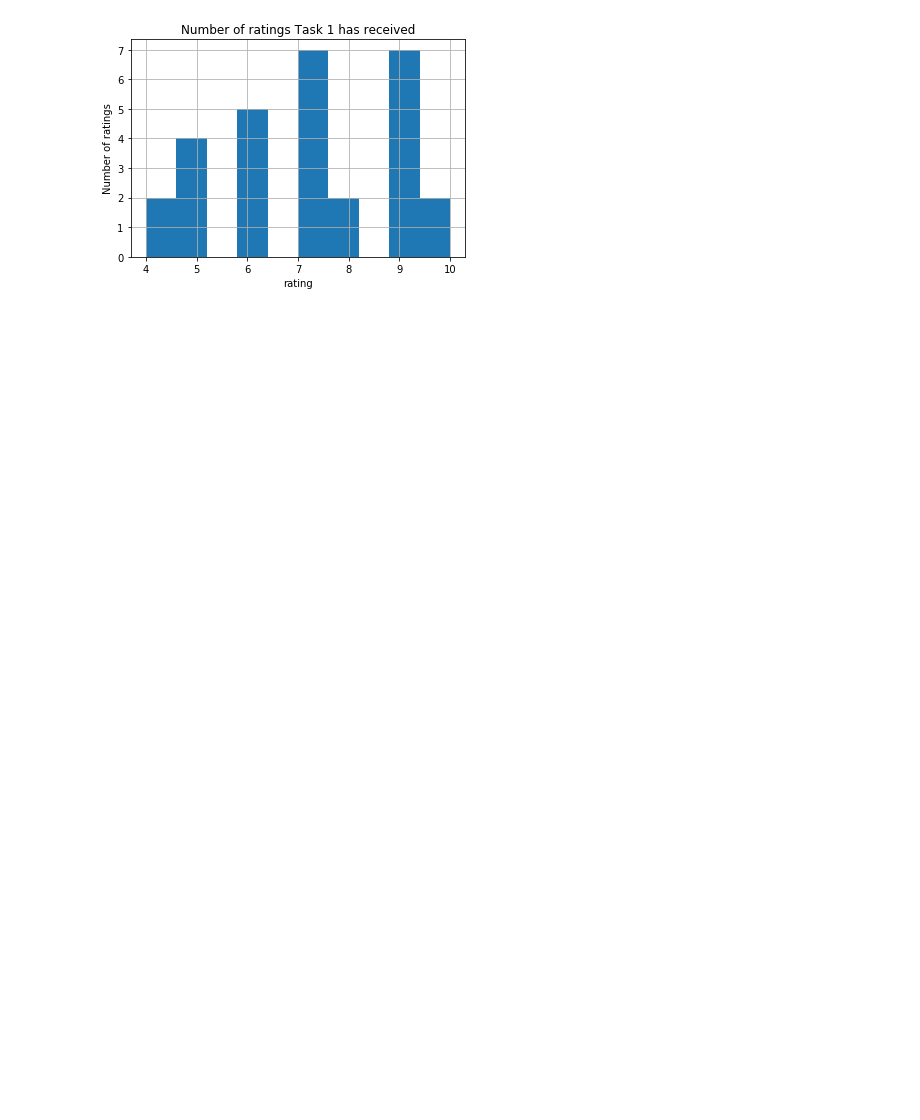
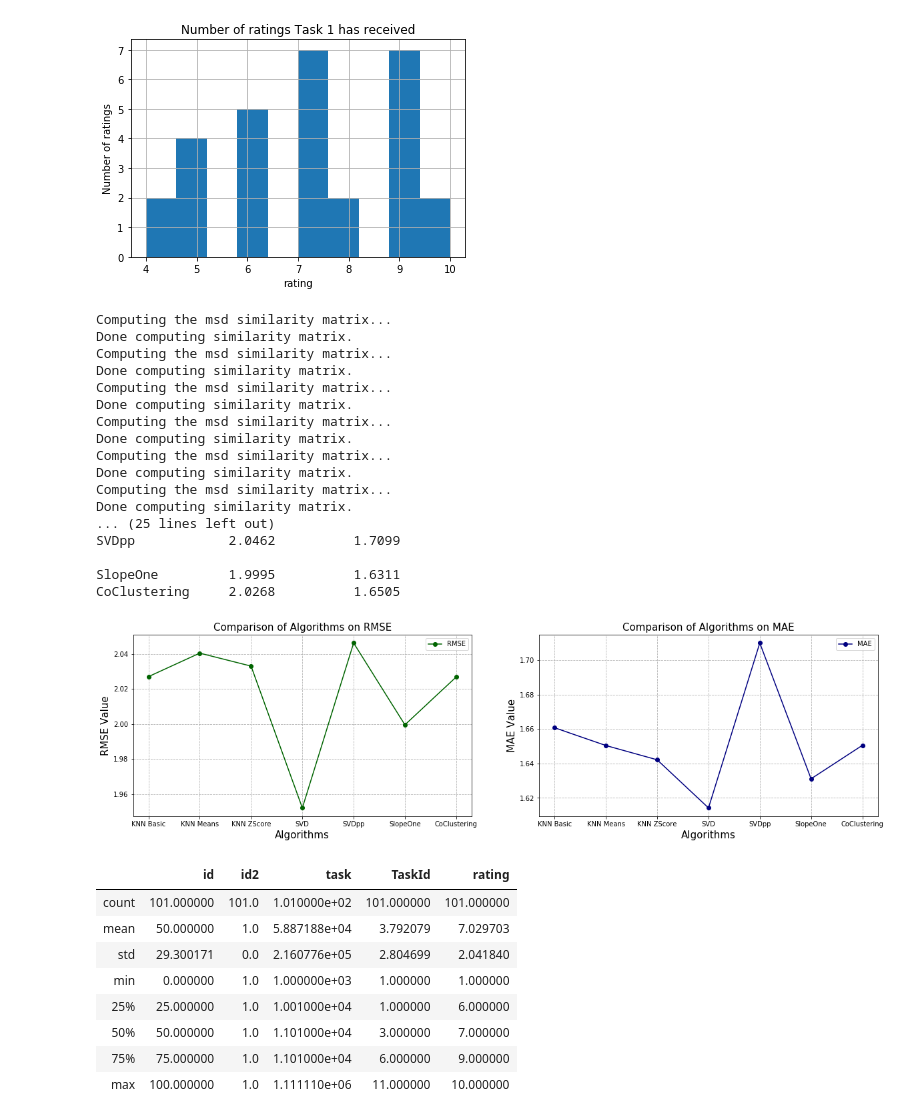
Before and after one commit to Gabbu98/FYPWAAR, a Jupyter notebook: Dev/PythonDev/recommenderSystemInterview.ipynb, the cells around one changed output. Cells and saved outputs as stored; diff of their text form; code cells hidden in the pictures; blank space fills up the shorter version.

```diff
--- a/Dev/PythonDev/recommenderSystemInterview.ipynb
+++ b/Dev/PythonDev/recommenderSystemInterview.ipynb
@@ -274,3 +274,81 @@ plt.title('Number of ratings Task 1 has received')
 plt.show();
 # %% [output]
 [figure]
+# %%
+knnbasic_cv = cross_validate(KNNBasic(), data, cv=5, verbose=False)
+knnmeans_cv = cross_validate(KNNWithMeans(), data, cv=5, verbose=False)
+knnz_cv = cross_validate(KNNWithZScore(), data, cv=5, verbose=False)
+svd_cv = cross_validate(SVD(), data, cv=5, verbose=False)
+svdpp_cv = cross_validate(SVDpp(), data, cv=5, verbose=False)
+#nmf_cv = cross_validate(NMF(), data, cv=5, n_jobs=5, verbose=False)
+slope_cv = cross_validate(SlopeOne(), data, cv=5, verbose=False)
+coclus_cv = cross_validate(CoClustering(), data, cv=5, verbose=False)
+
+print('Algorithm\t RMSE\t\t MAE')
+print()
+print('KNN Basic', '\t', round(knnbasic_cv['test_rmse'].mean(), 4), '\t', round(knnbasic_cv['test_mae'].mean(), 4))
+print('KNN Means', '\t', round(knnmeans_cv['test_rmse'].mean(), 4), '\t', round(knnmeans_cv['test_mae'].mean(), 4))
+print('KNN ZScore', '\t', round(knnz_cv['test_rmse'].mean(), 4), '\t', round(knnz_cv['test_mae'].mean(), 4))
+print()
+print('SVD', '\t\t', round(svd_cv['test_rmse'].mean(), 4), '\t', round(svd_cv['test_mae'].mean(), 4))
+print('SVDpp', '\t\t', round(svdpp_cv['test_rmse'].mean(), 4), '\t', round(svdpp_cv['test_mae'].mean(), 4))
+#print('NMF', '\t\t', round(nmf_cv['test_rmse'].mean(), 4), '\t', round(nmf_cv['test_mae'].mean(), 4))
+print()
+print('SlopeOne', '\t', round(slope_cv['test_rmse'].mean(), 4), '\t', round(slope_cv['test_mae'].mean(), 4))
+print('CoClustering', '\t', round(coclus_cv['test_rmse'].mean(), 4), '\t', round(coclus_cv['test_mae'].mean(), 4))
+print()
+
+x_algo = ['KNN Basic', 'KNN Means', 'KNN ZScore', 'SVD', 'SVDpp', 'SlopeOne', 'CoClustering']
+all_algos_cv = [knnbasic_cv, knnmeans_cv, knnz_cv, svd_cv, svdpp_cv, slope_cv, coclus_cv]
+
+rmse_cv = [round(res['test_rmse'].mean(), 4) for res in all_algos_cv]
+mae_cv = [round(res['test_mae'].mean(), 4) for res in all_algos_cv]
+
+plt.figure(figsize=(20,5))
+
+plt.subplot(1, 2, 1)
+plt.title('Comparison of Algorithms on RMSE', loc='center', fontsize=15)
+plt.plot(x_algo, rmse_cv, label='RMSE', color='darkgreen', marker='o')
+plt.xlabel('Algorithms', fontsize=15)
+plt.ylabel('RMSE Value', fontsize=15)
+plt.legend()
+plt.grid(ls='dashed')
+
+plt.subplot(1, 2, 2)
+plt.title('Comparison of Algorithms on MAE', loc='center', fontsize=15)
+plt.plot(x_algo, mae_cv, label='MAE', color='navy', marker='o')
+plt.xlabel('Algorithms', fontsize=15)
+plt.ylabel('MAE Value', fontsize=15)
+plt.legend()
+plt.grid(ls='dashed')
+
+plt.show()
+frame.describe()
+# %% [output]
+Computing the msd similarity matrix...
+Done computing similarity matrix.
+Computing the msd similarity matrix...
+Done computing similarity matrix.
+Computing the msd similarity matrix...
+Done computing similarity matrix.
+Computing the msd similarity matrix...
+Done computing similarity matrix.
+Computing the msd similarity matrix...
+Done computing similarity matrix.
+Computing the msd similarity matrix...
+Done computing similarity matrix.
+... (25 lines left out)
+SVDpp            2.0462          1.7099
+
+SlopeOne         1.9995          1.6311
+CoClustering     2.0268          1.6505
+[figure, added]
+|  | id | id2 | task | TaskId | rating |
+| count | 101.000000 | 101.0 | 1.010000e+02 | 101.000000 | 101.000000 |
+| mean | 50.000000 | 1.0 | 5.887188e+04 | 3.792079 | 7.029703 |
+| std | 29.300171 | 0.0 | 2.160776e+05 | 2.804699 | 2.041840 |
+| min | 0.000000 | 1.0 | 1.000000e+03 | 1.000000 | 1.000000 |
+| 25% | 25.000000 | 1.0 | 1.001000e+04 | 1.000000 | 6.000000 |
+| 50% | 50.000000 | 1.0 | 1.101000e+04 | 3.000000 | 7.000000 |
+| 75% | 75.000000 | 1.0 | 1.101000e+04 | 6.000000 | 9.000000 |
+| max | 100.000000 | 1.0 | 1.111110e+06 | 11.000000 | 10.000000 |
```
Also changed, not shown: parts of 6 cells of this notebook, 17 other files.
